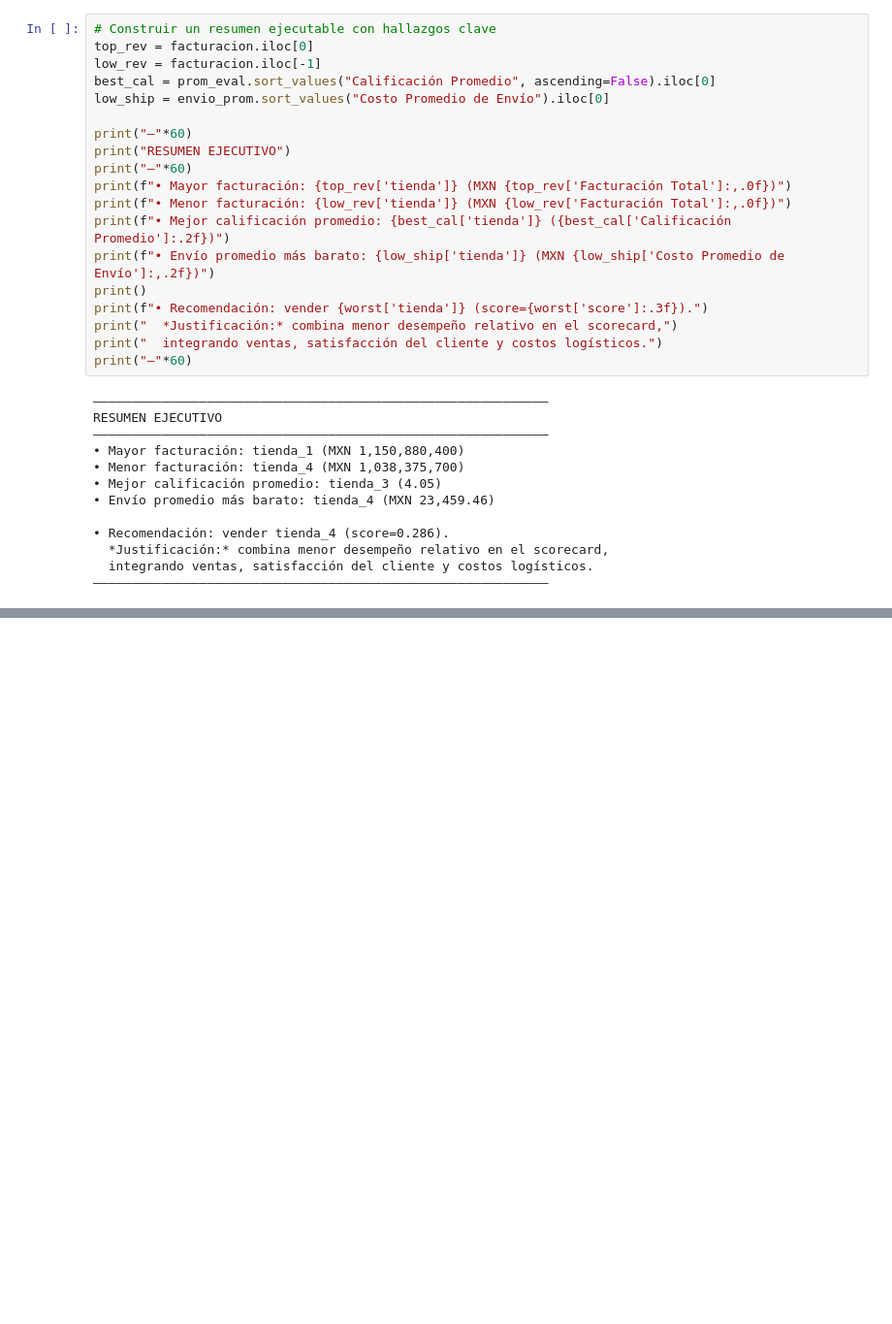
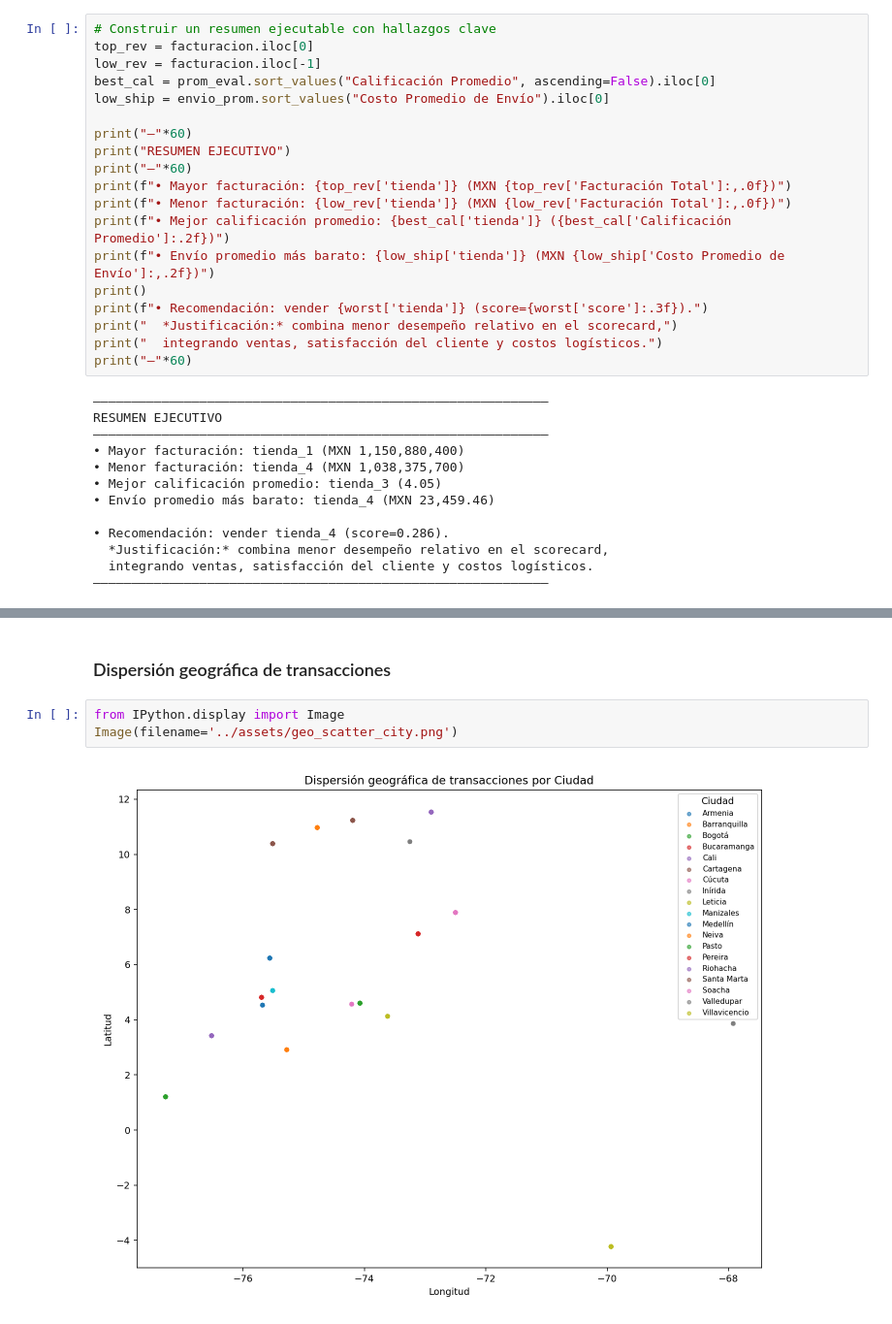
Before and after one commit to atapia9/tiendas-juan-webpkg, a Jupyter notebook: notebooks/InformeTiendasAlura.ipynb, the cells around one changed output, grey strips where cells are left out. Shown at 97% size. Cells and saved outputs as stored; diff of their text form; blank space fills up the shorter version.

```diff
--- a/notebooks/InformeTiendasAlura.ipynb
+++ b/notebooks/InformeTiendasAlura.ipynb
@@ -706,0 +745,7 @@ print("📊 Agregados espaciales guardados:", agg_path)
+# %% [markdown]
+### Dispersión geográfica de transacciones
+# %%
+from IPython.display import Image
+Image(filename='../assets/geo_scatter_city.png')
+# %% [output]
+[figure, added]
```
Also changed, not shown: parts of 23 cells of this notebook.
